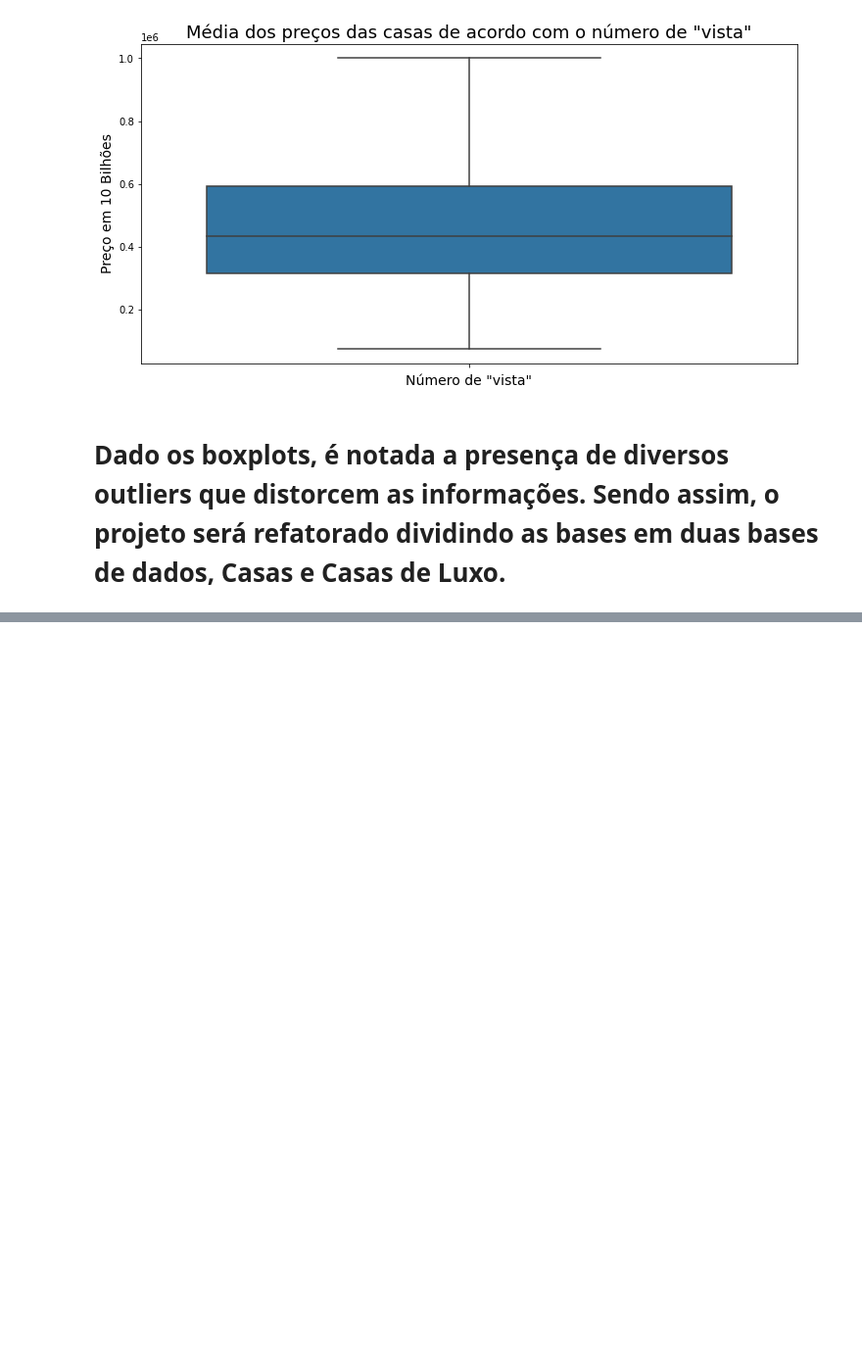
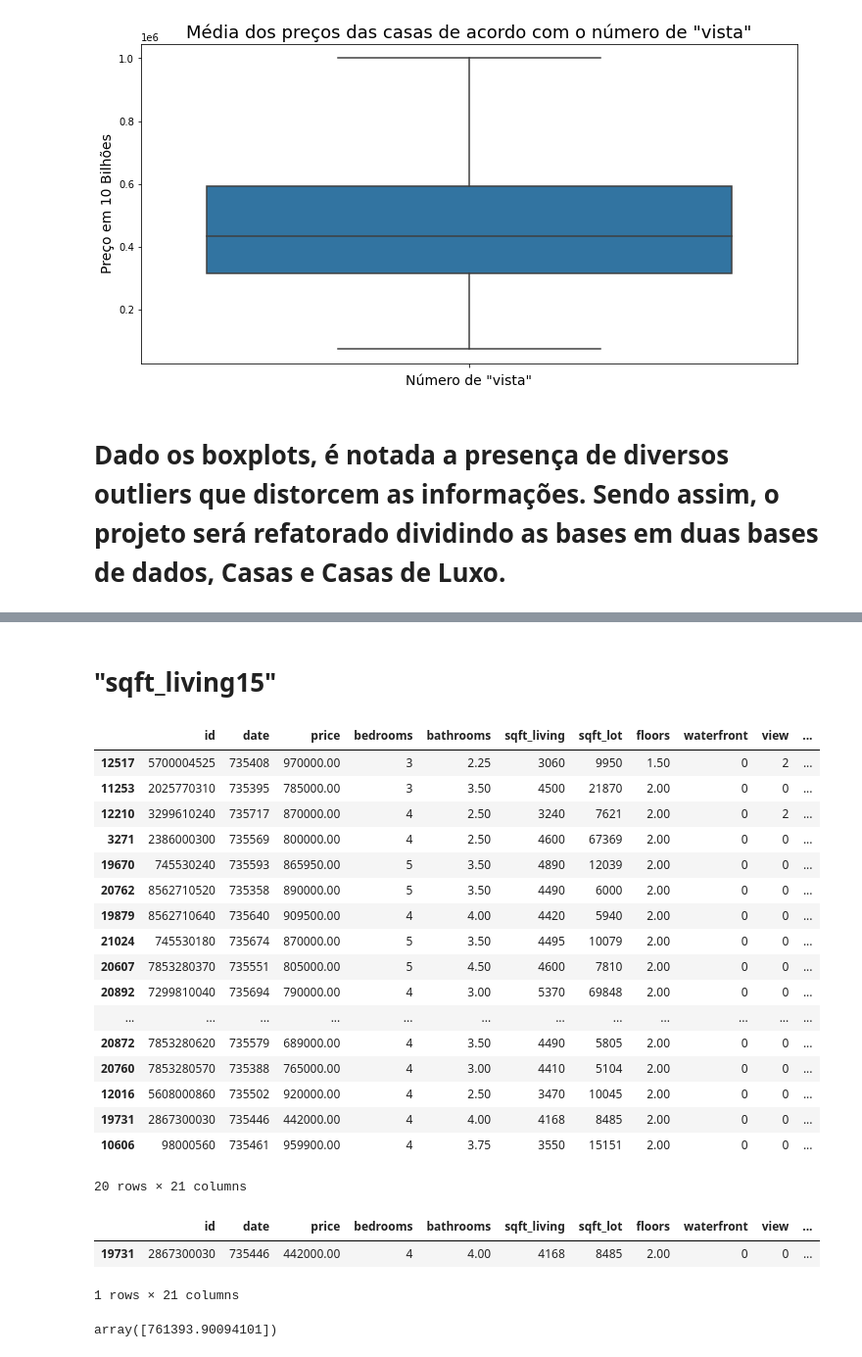
Before and after one commit to Ronan-Castro/KingCounty_House, a Jupyter notebook: Execução/Insights_Terceira_Parte_ML.ipynb, the cells around one changed output, grey strips where cells are left out. Shown: that part at 98% size. Drawn from its saved outputs; the diff is of its cells as text; code cells hidden in the pictures; blank space fills up the shorter version.

```diff
--- a/Execução/Insights_Terceira_Parte_ML.ipynb
+++ b/Execução/Insights_Terceira_Parte_ML.ipynb
@@ -526,0 +209,34 @@ top_20
+# %% [markdown]
+# "sqft_living15"
+# %%
+DataFrame.sort_values(by = "sqft_living15", ascending = False).head(20)
+# %% [output]
+|  | id | date | price | bedrooms | bathrooms | sqft_living | sqft_lot | floors | waterfront | view | ... |
+| 12517 | 5700004525 | 735408 | 970000.00 | 3 | 2.25 | 3060 | 9950 | 1.50 | 0 | 2 | ... |
+| 11253 | 2025770310 | 735395 | 785000.00 | 3 | 3.50 | 4500 | 21870 | 2.00 | 0 | 0 | ... |
+| 12210 | 3299610240 | 735717 | 870000.00 | 4 | 2.50 | 3240 | 7621 | 2.00 | 0 | 2 | ... |
+| 3271 | 2386000300 | 735569 | 800000.00 | 4 | 2.50 | 4600 | 67369 | 2.00 | 0 | 0 | ... |
+| 19670 | 745530240 | 735593 | 865950.00 | 5 | 3.50 | 4890 | 12039 | 2.00 | 0 | 0 | ... |
+| 20762 | 8562710520 | 735358 | 890000.00 | 5 | 3.50 | 4490 | 6000 | 2.00 | 0 | 0 | ... |
+| 19879 | 8562710640 | 735640 | 909500.00 | 4 | 4.00 | 4420 | 5940 | 2.00 | 0 | 0 | ... |
+| 21024 | 745530180 | 735674 | 870000.00 | 5 | 3.50 | 4495 | 10079 | 2.00 | 0 | 0 | ... |
+| 20607 | 7853280370 | 735551 | 805000.00 | 5 | 4.50 | 4600 | 7810 | 2.00 | 0 | 0 | ... |
+| 20892 | 7299810040 | 735694 | 790000.00 | 4 | 3.00 | 5370 | 69848 | 2.00 | 0 | 0 | ... |
+| ... | ... | ... | ... | ... | ... | ... | ... | ... | ... | ... | ... |
+| 20872 | 7853280620 | 735579 | 689000.00 | 4 | 3.50 | 4490 | 5805 | 2.00 | 0 | 0 | ... |
+| 20760 | 7853280570 | 735388 | 765000.00 | 4 | 3.00 | 4410 | 5104 | 2.00 | 0 | 0 | ... |
+| 12016 | 5608000860 | 735502 | 920000.00 | 4 | 2.50 | 3470 | 10045 | 2.00 | 0 | 0 | ... |
+| 19731 | 2867300030 | 735446 | 442000.00 | 4 | 4.00 | 4168 | 8485 | 2.00 | 0 | 0 | ... |
+| 10606 | 98000560 | 735461 | 959900.00 | 4 | 3.75 | 3550 | 15151 | 2.00 | 0 | 0 | ... |
+20 rows × 21 columns
+# %%
+data = DataFrame.sort_values(by = "sqft_living15", ascending = False).head(20).query("price == price.min()")
+data
+# %% [output]
+|  | id | date | price | bedrooms | bathrooms | sqft_living | sqft_lot | floors | waterfront | view | ... |
+| 19731 | 2867300030 | 735446 | 442000.00 | 4 | 4.00 | 4168 | 8485 | 2.00 | 0 | 0 | ... |
+1 rows × 21 columns
+# %%
+model.predict(data.drop("price", axis = 1))
+# %% [output]
+array([761393.90094101])
```
Also changed, not shown: parts of 85 cells of this notebook, 1 other file.
